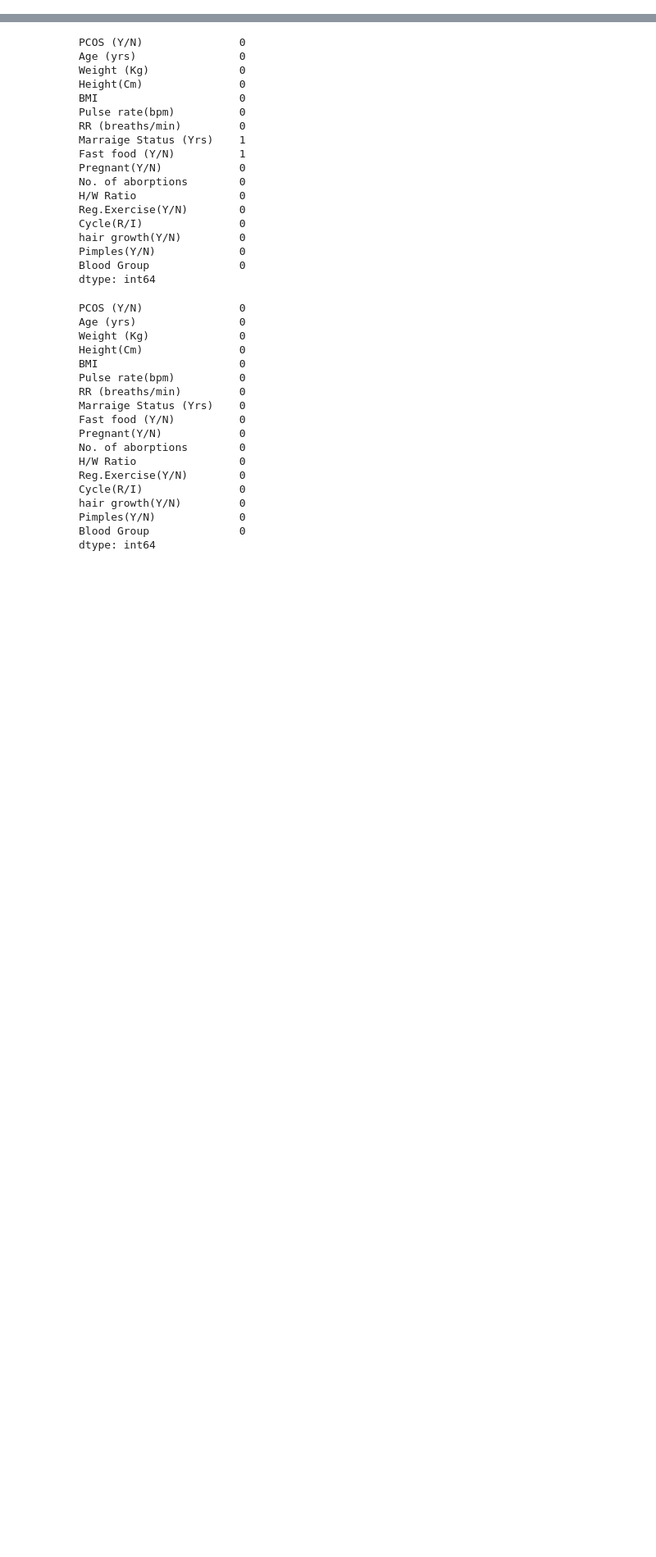
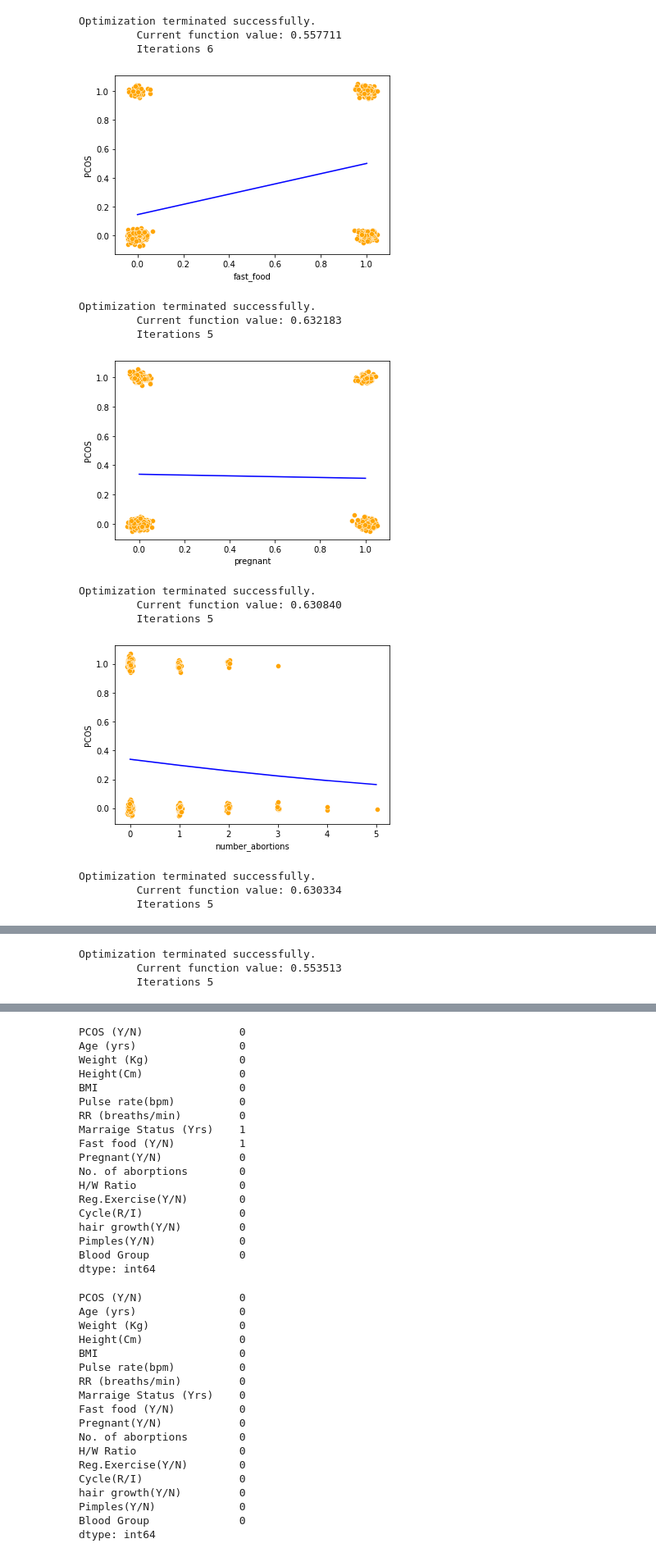
Before and after one commit to ericaez/STAT-303-2-Project, a Jupyter notebook: PCOS Project.ipynb, the cells around one changed output, grey strips where cells are left out. Shown at 82% size. Cells and saved outputs as stored; diff of their text form; code cells hidden in the pictures; blank space fills up the shorter version.

```diff
--- a/PCOS Project.ipynb
+++ b/PCOS Project.ipynb
@@ -12,0 +85,26 @@ PCOS = pd.read_csv("PCOS.csv")
+# %%
+def jitter(values,j):
+    return values + np.random.normal(j,0.02,values.shape)
+
+for x in cat.columns:
+    if x != 'PCOS':
+        model = smf.logit('PCOS~{}'.format(x), data = cat).fit()
+        sns.scatterplot(x = jitter(cat['{}'.format(x)],0), y = jitter(cat.PCOS,0), data = cat, color = 'orange')
+        sns.lineplot(x = x, y= model.predict(cat), data = cat, color = 'blue')
+        plt.show()
+# %% [output]
+Optimization terminated successfully.
+         Current function value: 0.557711
+         Iterations 6
+[figure, added]
+Optimization terminated successfully.
+         Current function value: 0.632183
+         Iterations 5
+[figure, added]
+Optimization terminated successfully.
+         Current function value: 0.630840
+         Iterations 5
+[figure, added]
+Optimization terminated successfully.
+         Current function value: 0.630334
+         Iterations 5
@@ -12,0 +112,3 @@ PCOS = pd.read_csv("PCOS.csv")
+Optimization terminated successfully.
+         Current function value: 0.553513
+         Iterations 5
```
Also changed, not shown: parts of 17 cells of this notebook.
